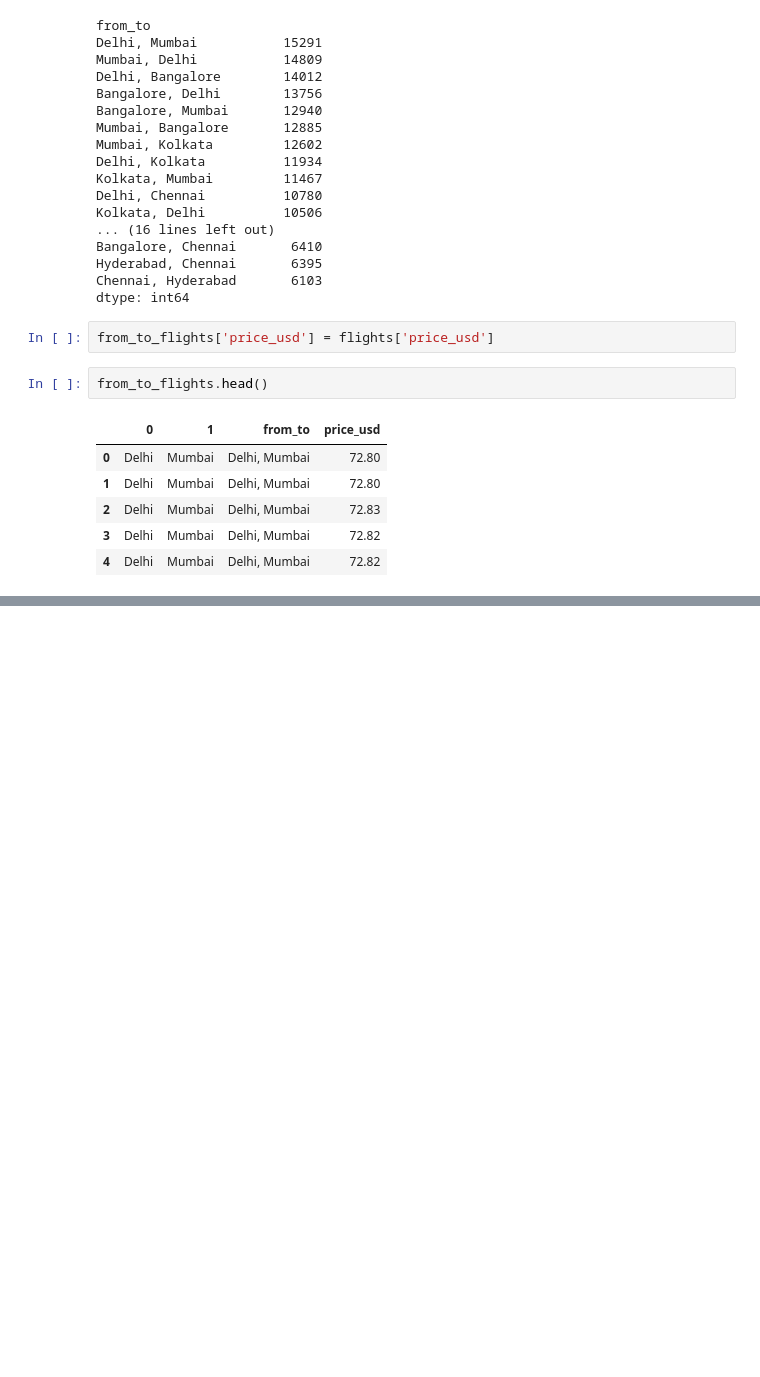
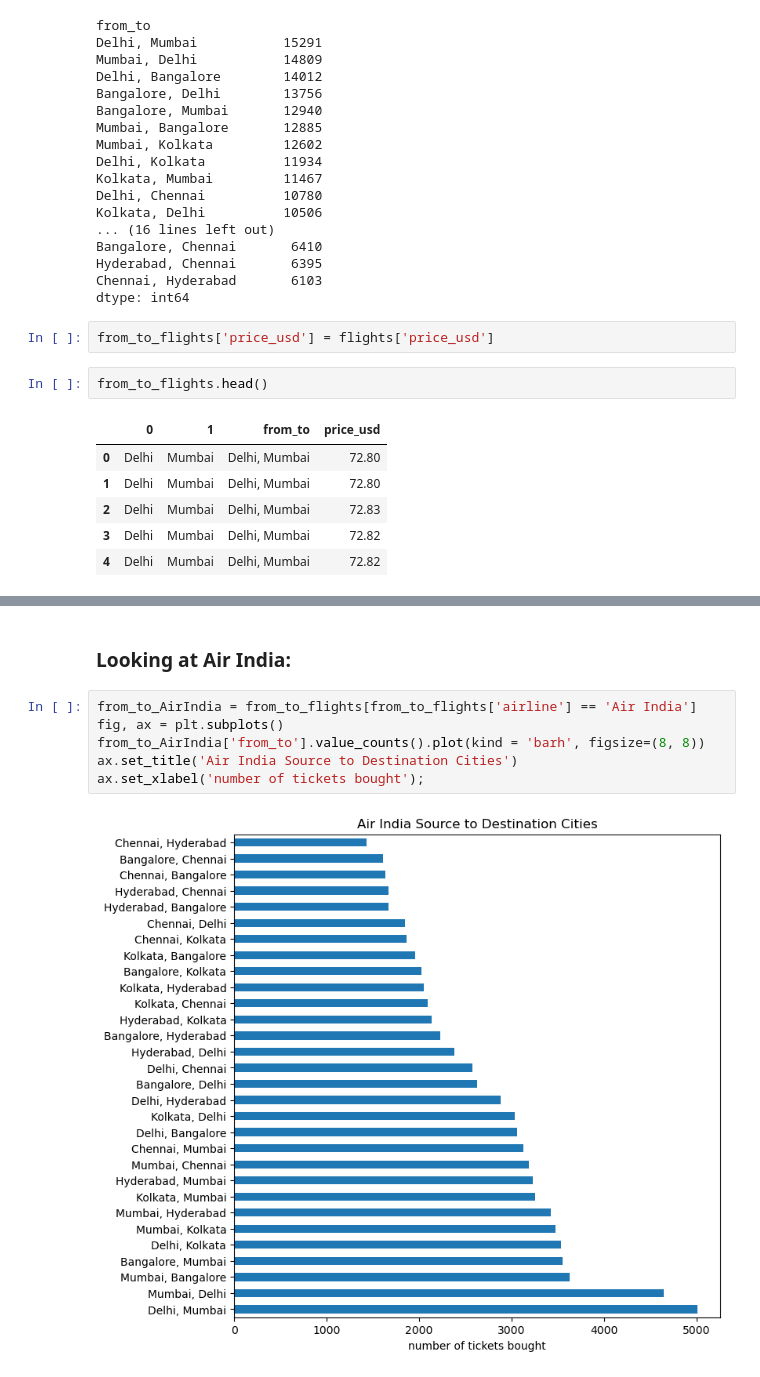
Before and after one commit to MSnellgrove/Springboard, a Jupyter notebook: Projects/Capstone/Flights Capstone EDA [Step 2].ipynb, the cells around one changed output, grey strips where cells are left out. Saved outputs shown, nothing was run; the diff lists cells and outputs as text; blank space fills up the shorter version.

```diff
--- a/Projects/Capstone/Flights Capstone EDA [Step 2].ipynb
+++ b/Projects/Capstone/Flights Capstone EDA [Step 2].ipynb
@@ -163,0 +275,10 @@ from_to_flights.groupby('from_to').mean().sort_values(by = 'price_usd', ascendin
+# %% [markdown]
+### Looking at Air India:
+# %%
+from_to_AirIndia = from_to_flights[from_to_flights['airline'] == 'Air India']
+fig, ax = plt.subplots()
+from_to_AirIndia['from_to'].value_counts().plot(kind = 'barh', figsize=(8, 8))
+ax.set_title('Air India Source to Destination Cities')
+ax.set_xlabel('number of tickets bought');
+# %% [output]
+[figure, added]
```
Also changed, not shown: parts of 38 cells of this notebook.
